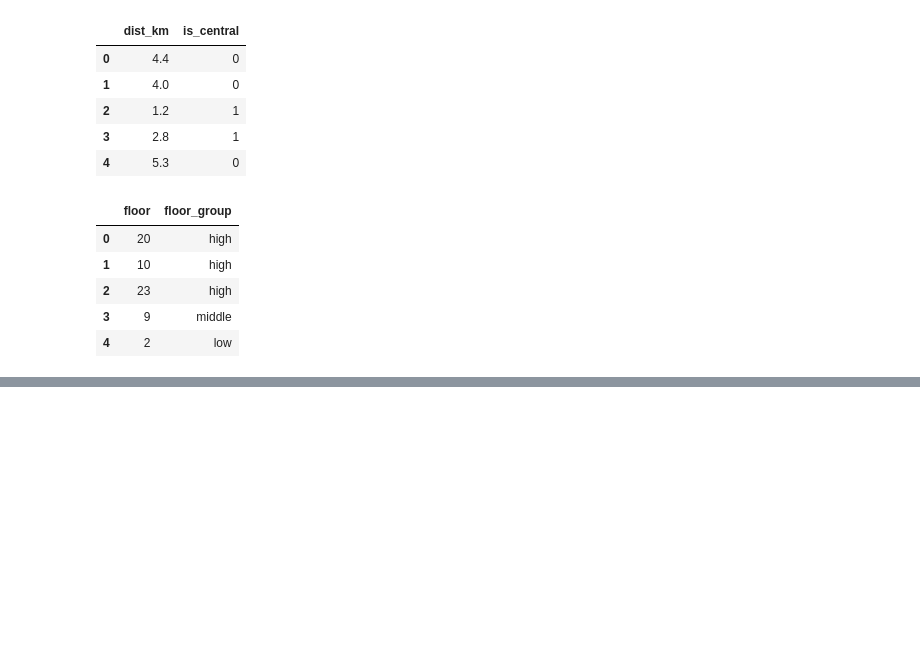
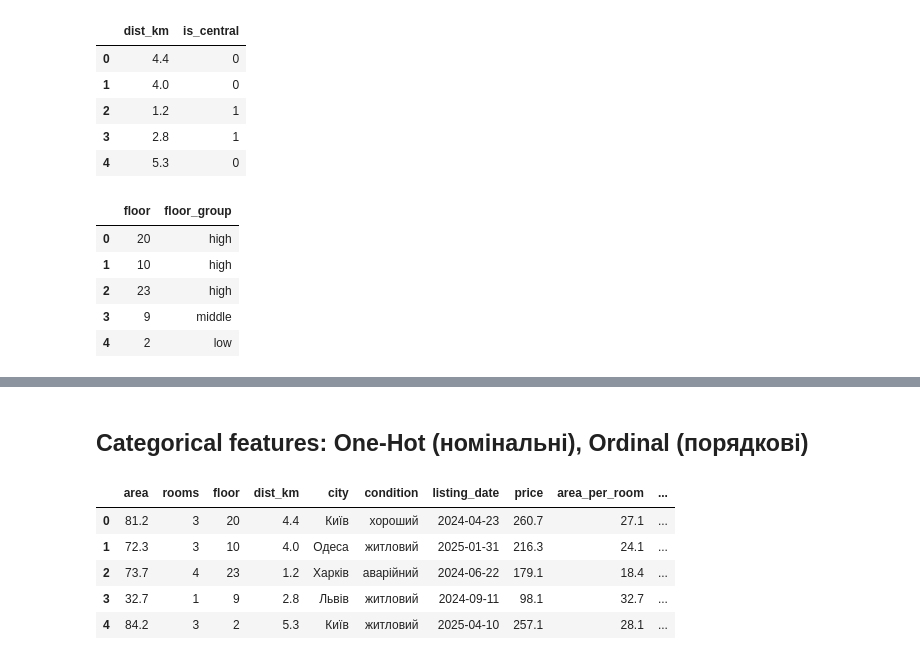
Before and after one commit to KsiuTretyakova/DTA-2026, a Jupyter notebook: ML/ML_feature_engineering_categorical_features.ipynb, the cells around one changed output, grey strips where cells are left out. Drawn from its saved outputs; the diff is of its cells as text; code cells hidden in the pictures; blank space fills up the shorter version.

Commit message:
Feature engin.: date. Categorical features: One-Hot, Ordinal

```diff
--- a/ML/ML_feature_engineering_categorical_features.ipynb
+++ b/ML/ML_feature_engineering_categorical_features.ipynb
@@ -120,0 +119,7 @@ df[['floor', 'floor_group']].head()
+# %%
+# date
+df['list_month'] = df.listing_date.dt.month
+df['list_weekday'] = df.listing_date.dt.weekday
+df['is_weekend'] = (df['list_weekday'] >= 5).astype(int)
+
+df[['listing_date', 'list_month', 'list_weekday', 'is_weekend']].head()
@@ -120,0 +155,11 @@ df[['floor', 'floor_group']].head()
+# %% [markdown]
+## Categorical features: One-Hot (номінальні), Ordinal (порядкові)
+# %%
+df.head()
+# %% [output]
+|  | area | rooms | floor | dist_km | city | condition | listing_date | price | area_per_room | ... |
+| 0 | 81.2 | 3 | 20 | 4.4 | Київ | хороший | 2024-04-23 | 260.7 | 27.1 | ... |
+| 1 | 72.3 | 3 | 10 | 4.0 | Одеса | житловий | 2025-01-31 | 216.3 | 24.1 | ... |
+| 2 | 73.7 | 4 | 23 | 1.2 | Харків | аварійний | 2024-06-22 | 179.1 | 18.4 | ... |
+| 3 | 32.7 | 1 | 9 | 2.8 | Львів | житловий | 2024-09-11 | 98.1 | 32.7 | ... |
+| 4 | 84.2 | 3 | 2 | 5.3 | Київ | житловий | 2025-04-10 | 257.1 | 28.1 | ... |
```
Also changed, not shown: parts of 10 cells of this notebook.
